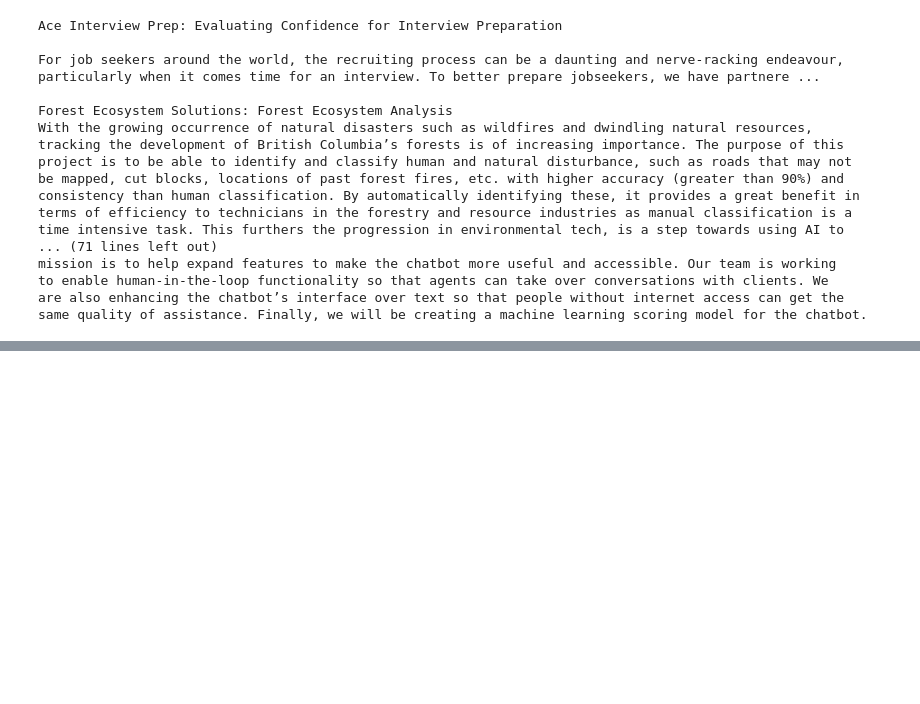
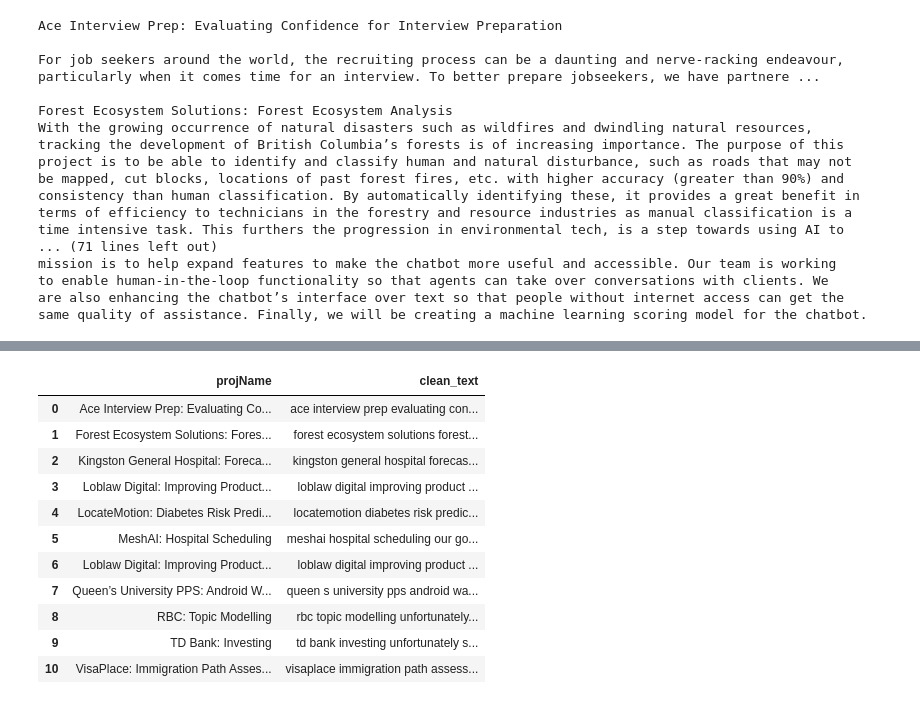
Before and after one commit to brawantonio/QMIND-knowledge-graph-project, a Jupyter notebook: Development/doc2vec.ipynb, the cells around one changed output, grey strips where cells are left out. Cells and saved outputs as stored; diff of their text form; code cells hidden in the pictures; blank space fills up the shorter version.

```diff
--- a/Development/doc2vec.ipynb
+++ b/Development/doc2vec.ipynb
@@ -92,0 +105,42 @@ df
+# %%
+# Clean text
+df['text'] = [n.replace('\n', '') for n in df['text']]
+df['text'] = [n.replace('\t', '') for n in df['text']]
+df['text'] = [n.replace('\r', '') for n in df['text']]
+
+custom_pipeline = [preprocessing.fillna,
+                   preprocessing.lowercase,
+                   preprocessing.remove_diacritics,
+                   preprocessing.drop_no_content,
+                   preprocessing.remove_punctuation,
+                   preprocessing.remove_digits,
+                   #preprocessing.stop_words,
+                   preprocessing.remove_whitespace
+                  ]
+
+# Removing brackets using texthero removes contents within them,
+# so have to do those individually
+df['clean_text'] = hero.clean(df['text'], custom_pipeline)
+df['clean_text'] = [n.replace('{','') for n in df['clean_text']]
+df['clean_text'] = [n.replace('}','') for n in df['clean_text']]
+df['clean_text'] = [n.replace('(','') for n in df['clean_text']]
+df['clean_text'] = [n.replace(')','') for n in df['clean_text']]
+
+# Select columns
+df = df[["projName", "clean_text"]]
+
+# Display
+df
+# %% [output]
+|  | projName | clean_text |
+| 0 | Ace Interview Prep: Evaluating Co... | ace interview prep evaluating con... |
+| 1 | Forest Ecosystem Solutions: Fores... | forest ecosystem solutions forest... |
+| 2 | Kingston General Hospital: Foreca... | kingston general hospital forecas... |
+| 3 | Loblaw Digital: Improving Product... | loblaw digital improving product ... |
+| 4 | LocateMotion: Diabetes Risk Predi... | locatemotion diabetes risk predic... |
+| 5 | MeshAI: Hospital Scheduling | meshai hospital scheduling our go... |
+| 6 | Loblaw Digital: Improving Product... | loblaw digital improving product ... |
+| 7 | Queen’s University PPS: Android W... | queen s university pps android wa... |
+| 8 | RBC: Topic Modelling | rbc topic modelling unfortunately... |
+| 9 | TD Bank: Investing | td bank investing unfortunately s... |
+| 10 | VisaPlace: Immigration Path Asses... | visaplace immigration path assess... |
```
Also changed, not shown: parts of 8 cells of this notebook.
